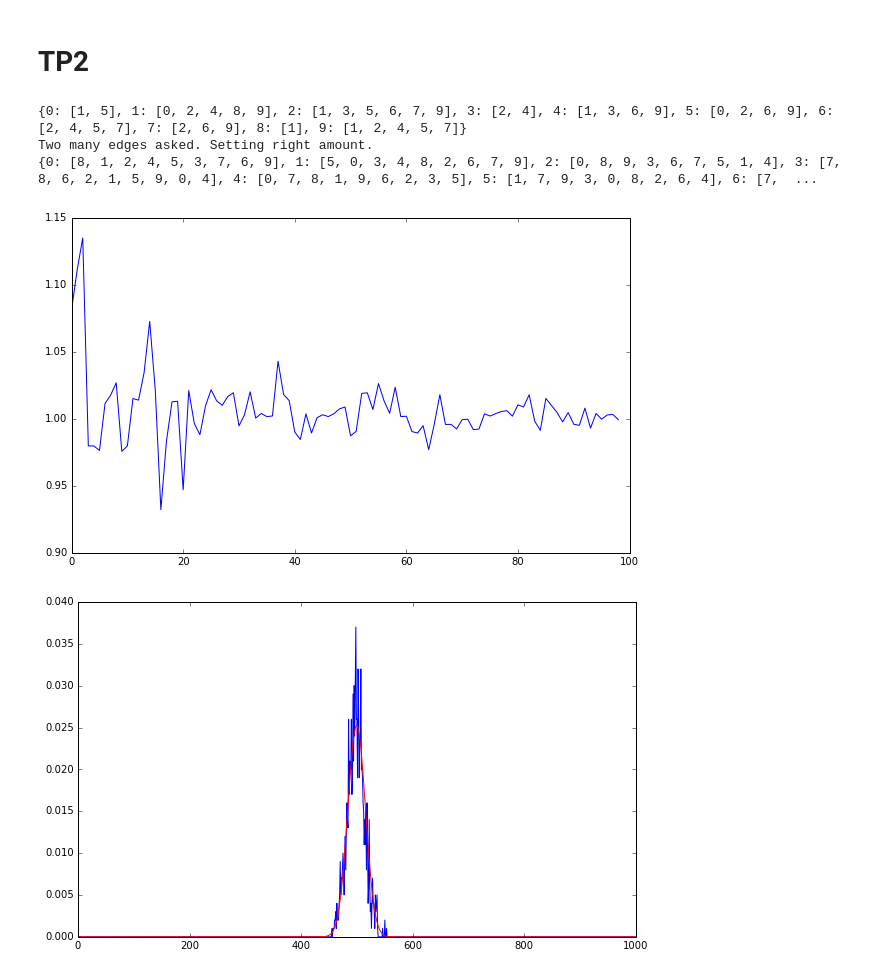
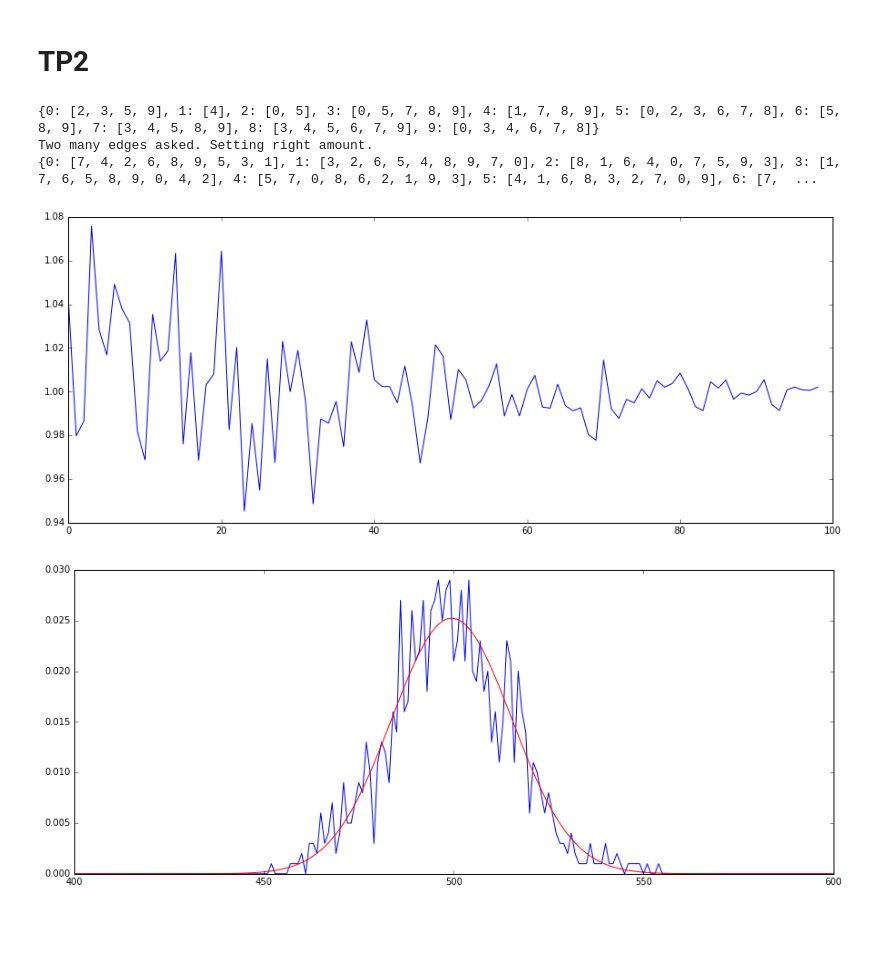
Before and after one commit to d1laj/M2_CR15, a Jupyter notebook: TP1.ipynb, the cells around one changed output. Drawn from its saved outputs; the diff is of its cells as text; code cells hidden in the pictures; blank space fills up the shorter version.

```diff
--- a/TP1.ipynb
+++ b/TP1.ipynb
@@ -261,6 +261,22 @@ class Graph(object):
                     queue.append(v)
         return tree
 
+    def irregular_edge_count(self):
+        nb_loop = 0
+        nb_multi = 0
+        nb_edge = 0
+        for v in self.__graph_dict:
+            seen = []
+            for u in self.__graph_dict[v]:
+                nb_edge += 1
+                if u == v:
+                    nb_loop += 1
+                elif u in seen:
+                    nb_multi += 1
+                else:
+                    seen.append(u)
+        return (nb_loop + nb_multi // 2) / nb_edge * 2
+
     """ Static methods for defining classical graphs """
     @staticmethod
     def clique(n):
@@ -545,9 +561,9 @@ def er_nm(n, m):
 er_np(10,0.5).print()
 er_nm(10,111).print()
 # %% [output]
-{0: [1, 5], 1: [0, 2, 4, 8, 9], 2: [1, 3, 5, 6, 7, 9], 3: [2, 4], 4: [1, 3, 6, 9], 5: [0, 2, 6, 9], 6: [2, 4, 5, 7], 7: [2, 6, 9], 8: [1], 9: [1, 2, 4, 5, 7]}
+{0: [2, 3, 5, 9], 1: [4], 2: [0, 5], 3: [0, 5, 7, 8, 9], 4: [1, 7, 8, 9], 5: [0, 2, 3, 6, 7, 8], 6: [5, 8, 9], 7: [3, 4, 5, 8, 9], 8: [3, 4, 5, 6, 7, 9], 9: [0, 3, 4, 6, 7, 8]}
 Two many edges asked. Setting right amount.
-{0: [8, 1, 2, 4, 5, 3, 7, 6, 9], 1: [5, 0, 3, 4, 8, 2, 6, 7, 9], 2: [0, 8, 9, 3, 6, 7, 5, 1, 4], 3: [7, 8, 6, 2, 1, 5, 9, 0, 4], 4: [0, 7, 8, 1, 9, 6, 2, 3, 5], 5: [1, 7, 9, 3, 0, 8, 2, 6, 4], 6: [7,  ...
+{0: [7, 4, 2, 6, 8, 9, 5, 3, 1], 1: [3, 2, 6, 5, 4, 8, 9, 7, 0], 2: [8, 1, 6, 4, 0, 7, 5, 9, 3], 3: [1, 7, 6, 5, 8, 9, 0, 4, 2], 4: [5, 7, 0, 8, 6, 2, 1, 9, 3], 5: [4, 1, 6, 8, 3, 2, 7, 0, 9], 6: [7,  ...
 # %%
 def expected_edge_number(n, p):
     return math.floor(p * n*(n-1)/2)
@@ -574,23 +590,24 @@ got = [ compare_edge_count(n, p) for p in  np.arange(1/n, 1.0, 1/n)]
 plt.plot(got)
 plt.show()
 # %% [output]
-[figure, old version]
+[figure, new version]
 # %%
 # edge distribution
 n = 1000
 p = .5
 graph_tmp = er_np(n, p)
 got = [0 for k in range(n)]
 for x in graph_tmp.vertex_degrees().values():
     got[x] += 1
 for k in range(n):
     got[k] /= n
 plt.plot(got)
 expected = [binomial_coef(n-1, k) * math.pow(p, k) * math.pow(1-p, n-1-k) for k in range(n)]
 plt.plot(expected, 'r')
+plt.xlim( 0.4 *n, 0.6 * n )
 plt.show()
 # %% [output]
-[figure, old version]
+[figure, new version]
 # %%
 # averages edge distribution
 n = 1000
```
Also changed, not shown: parts of 9 cells of this notebook.
